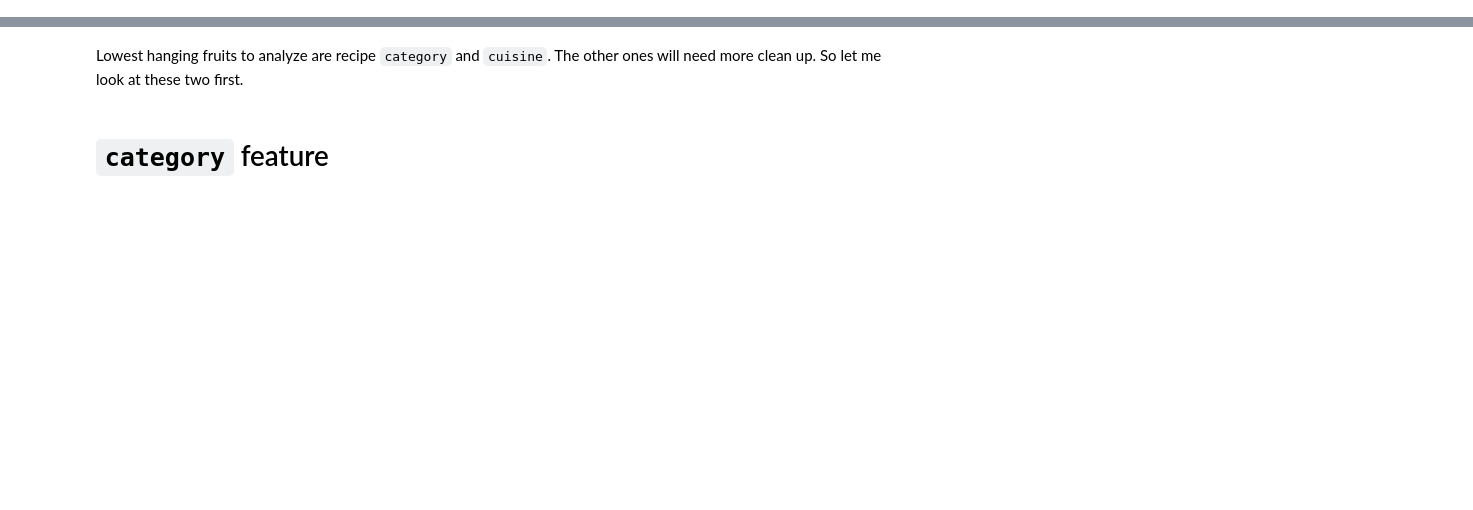
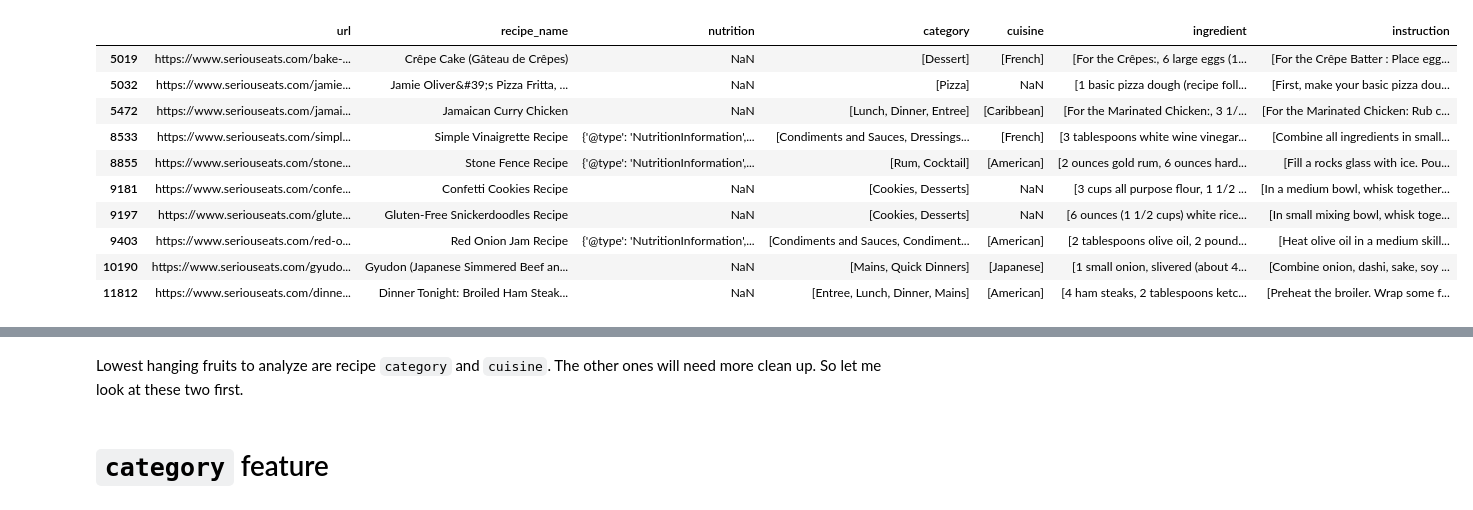
Before and after one commit to clintonlau/TOMT, a Jupyter notebook: explore/serious_eats_eda.ipynb, the cells around one changed output, grey strips where cells are left out. Saved outputs shown, nothing was run; the diff lists cells and outputs as text; code cells hidden in the pictures; blank space fills up the shorter version.

Commit message:
Handle missing data in serious eats dataset

```diff
--- a/explore/serious_eats_eda.ipynb
+++ b/explore/serious_eats_eda.ipynb
@@ -7,5 +11,5 @@ import numpy as np
 # %%
-se_df = pd.read_csv('../data/serious_eats_data.csv')
+se_df = pd.read_pickle('../data/serious_eats_data.pkl')
 display(se_df.head(5))
 se_df.shape
 # %% [output]
@@ -18,0 +47,14 @@ se_df.shape
+# %%
+se_df[se_df.duplicated('recipe_name')]
+# %% [output]
+|  | url | recipe_name | nutrition | category | cuisine | ingredient | instruction |
+| 5019 | https://www.seriouseats.com/bake-... | Crêpe Cake (Gâteau de Crêpes) | NaN | [Dessert] | [French] | [For the Crêpes:, 6 large eggs (1... | [For the Crêpe Batter : Place egg... |
+| 5032 | https://www.seriouseats.com/jamie... | Jamie Oliver&#39;s Pizza Fritta, ... | NaN | [Pizza] | NaN | [1 basic pizza dough (recipe foll... | [First, make your basic pizza dou... |
+| 5472 | https://www.seriouseats.com/jamai... | Jamaican Curry Chicken | NaN | [Lunch, Dinner, Entree] | [Caribbean] | [For the Marinated Chicken:, 3 1/... | [For the Marinated Chicken: Rub c... |
+| 8533 | https://www.seriouseats.com/simpl... | Simple Vinaigrette Recipe | {'@type': 'NutritionInformation',... | [Condiments and Sauces, Dressings... | [French] | [3 tablespoons white wine vinegar... | [Combine all ingredients in small... |
+| 8855 | https://www.seriouseats.com/stone... | Stone Fence Recipe | {'@type': 'NutritionInformation',... | [Rum, Cocktail] | [American] | [2 ounces gold rum, 6 ounces hard... | [Fill a rocks glass with ice. Pou... |
+| 9181 | https://www.seriouseats.com/confe... | Confetti Cookies Recipe | NaN | [Cookies, Desserts] | NaN | [3 cups all purpose flour, 1 1/2 ... | [In a medium bowl, whisk together... |
+| 9197 | https://www.seriouseats.com/glute... | Gluten-Free Snickerdoodles Recipe | NaN | [Cookies, Desserts] | NaN | [6 ounces (1 1/2 cups) white rice... | [In small mixing bowl, whisk toge... |
+| 9403 | https://www.seriouseats.com/red-o... | Red Onion Jam Recipe | {'@type': 'NutritionInformation',... | [Condiments and Sauces, Condiment... | [American] | [2 tablespoons olive oil, 2 pound... | [Heat olive oil in a medium skill... |
+| 10190 | https://www.seriouseats.com/gyudo... | Gyudon (Japanese Simmered Beef an... | NaN | [Mains, Quick Dinners] | [Japanese] | [1 small onion, slivered (about 4... | [Combine onion, dashi, sake, soy ... |
+| 11812 | https://www.seriouseats.com/dinne... | Dinner Tonight: Broiled Ham Steak... | NaN | [Entree, Lunch, Dinner, Mains] | [American] | [4 ham steaks, 2 tablespoons ketc... | [Preheat the broiler. Wrap some f... |
```
Also changed, not shown: parts of 17 cells of this notebook.
